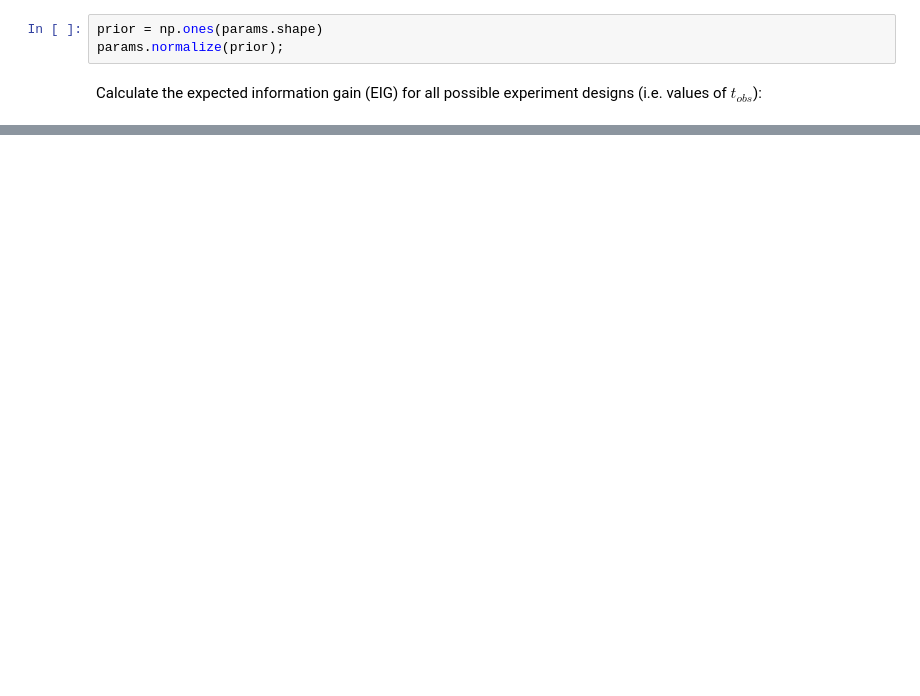
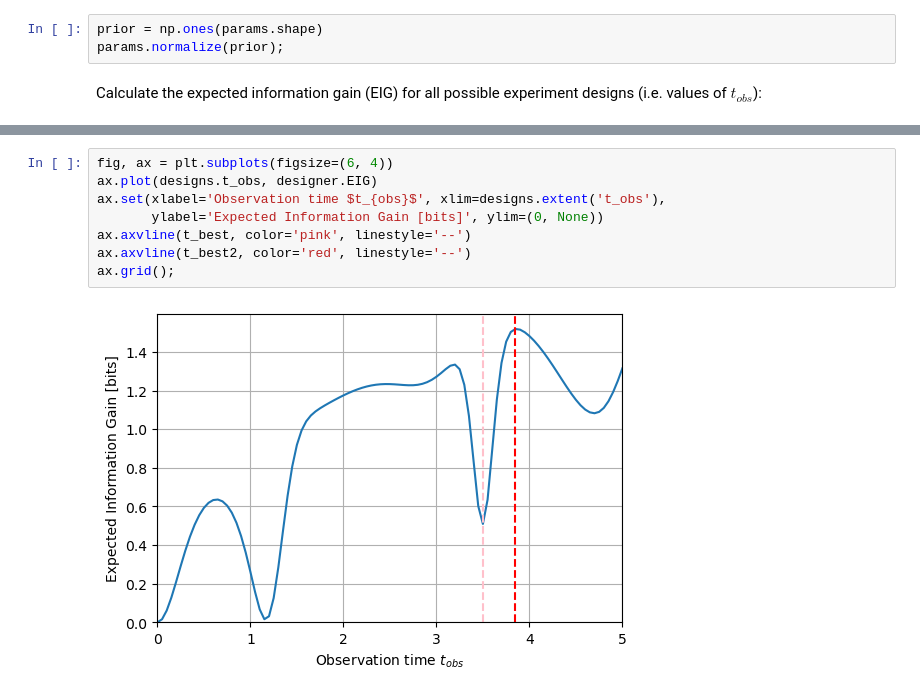
Before and after one commit to dkirkby/bayesdesign, a Jupyter notebook: examples/SineWave.ipynb, the cells around one changed output, grey strips where cells are left out. Saved outputs shown, nothing was run; the diff lists cells and outputs as text; blank space fills up the shorter version.

```diff
--- a/examples/SineWave.ipynb
+++ b/examples/SineWave.ipynb
@@ -82,0 +140,10 @@ ax.grid();
+# %%
+fig, ax = plt.subplots(figsize=(6, 4))
+ax.plot(designs.t_obs, designer.EIG)
+ax.set(xlabel='Observation time $t_{obs}$', xlim=designs.extent('t_obs'),
+       ylabel='Expected Information Gain [bits]', ylim=(0, None))
+ax.axvline(t_best, color='pink', linestyle='--')
+ax.axvline(t_best2, color='red', linestyle='--')
+ax.grid();
+# %% [output]
+[figure, added]
```
Also changed, not shown: parts of 17 cells of this notebook, 1 other file.
